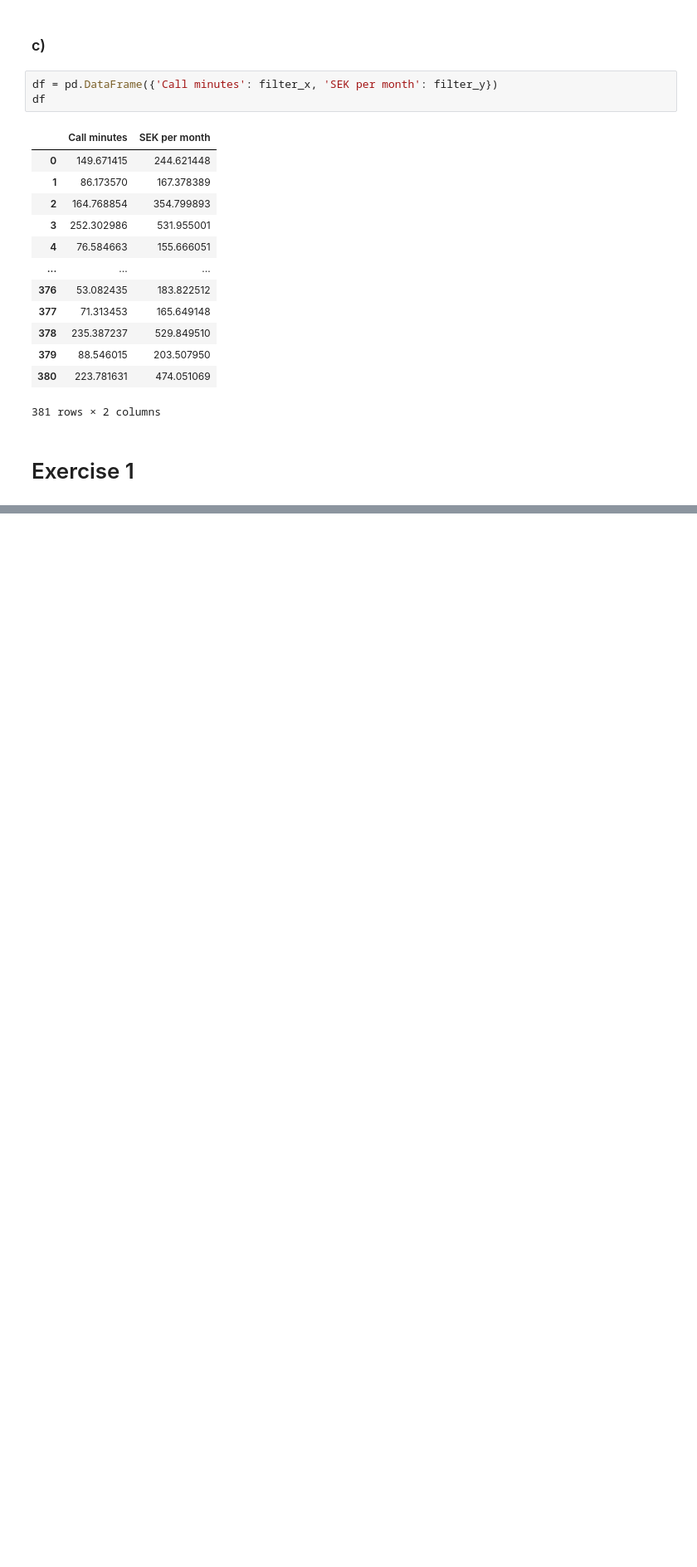
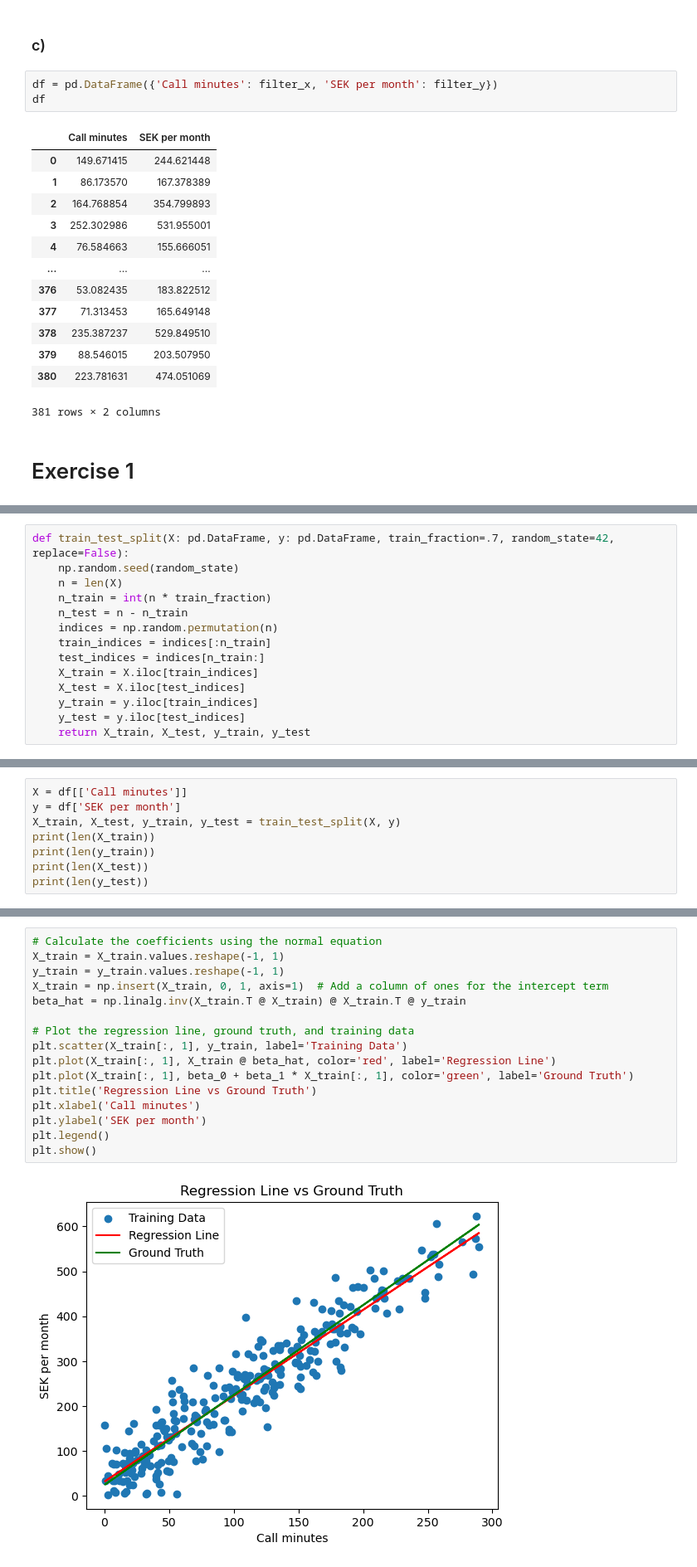
Before and after one commit to Zeepat/machine-learning-asajad-hussein, a Jupyter notebook: Exercises/Exercise_0.ipynb, the cells around one changed output, grey strips where cells are left out. Shown: that part at 83% size. Cells and saved outputs as stored; diff of their text form; blank space fills up the shorter version.

```diff
--- a/Exercises/Exercise_0.ipynb
+++ b/Exercises/Exercise_0.ipynb
@@ -67,0 +70,14 @@ df
+# %%
+def train_test_split(X: pd.DataFrame, y: pd.DataFrame, train_fraction=.7, random_state=42, replace=False):
+    np.random.seed(random_state)
+    n = len(X)
+    n_train = int(n * train_fraction)
+    n_test = n - n_train
+    indices = np.random.permutation(n)
+    train_indices = indices[:n_train]
+    test_indices = indices[n_train:]
+    X_train = X.iloc[train_indices]
+    X_test = X.iloc[test_indices]
+    y_train = y.iloc[train_indices]
+    y_test = y.iloc[test_indices]
+    return X_train, X_test, y_train, y_test
@@ -67,0 +86,8 @@ df
+# %%
+X = df[['Call minutes']]
+y = df['SEK per month']
+X_train, X_test, y_train, y_test = train_test_split(X, y)
+print(len(X_train))
+print(len(y_train))
+print(len(X_test))
+print(len(y_test))
@@ -67,0 +101,18 @@ df
+# %%
+# Calculate the coefficients using the normal equation
+X_train = X_train.values.reshape(-1, 1)
+y_train = y_train.values.reshape(-1, 1)
+X_train = np.insert(X_train, 0, 1, axis=1)  # Add a column of ones for the intercept term
+beta_hat = np.linalg.inv(X_train.T @ X_train) @ X_train.T @ y_train
+
+# Plot the regression line, ground truth, and training data
+plt.scatter(X_train[:, 1], y_train, label='Training Data')
+plt.plot(X_train[:, 1], X_train @ beta_hat, color='red', label='Regression Line')
+plt.plot(X_train[:, 1], beta_0 + beta_1 * X_train[:, 1], color='green', label='Ground Truth')
+plt.title('Regression Line vs Ground Truth')
+plt.xlabel('Call minutes')
+plt.ylabel('SEK per month')
+plt.legend()
+plt.show()
+# %% [output]
+[figure, added]
```
Also changed, not shown: parts of 19 cells of this notebook.
